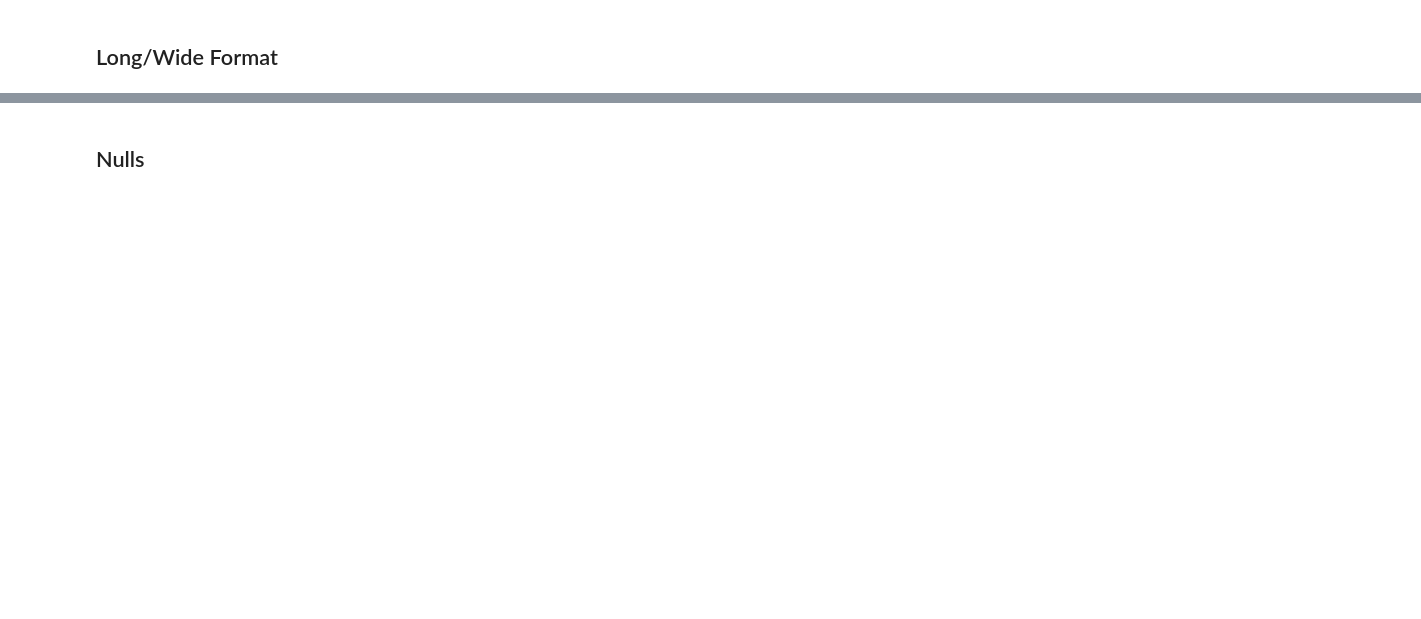
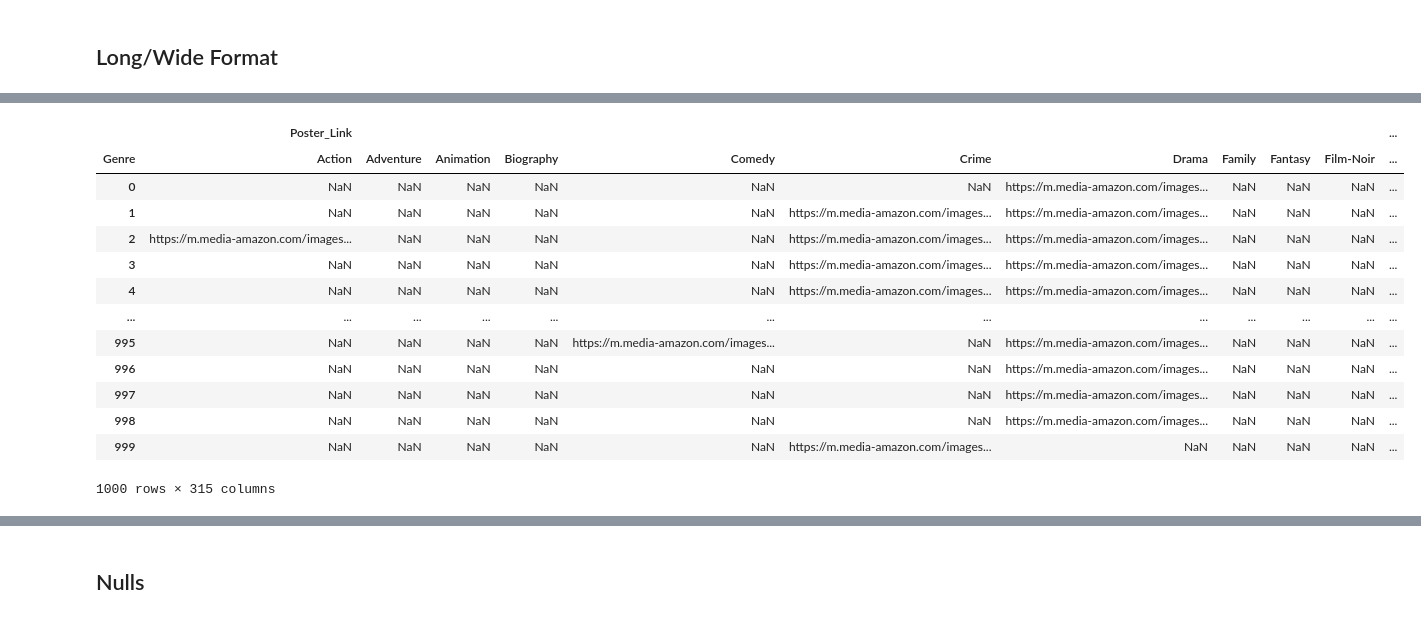
Before and after one commit to Gauss-PWr/DIY, a Jupyter notebook: III. Pandas/Pandas.ipynb, the cells around one changed output, grey strips where cells are left out. Saved outputs shown, nothing was run; the diff lists cells and outputs as text; code cells hidden in the pictures; blank space fills up the shorter version.

```diff
--- a/III. Pandas/Pandas.ipynb
+++ b/III. Pandas/Pandas.ipynb
@@ -32,0 +420,17 @@ import numpy as np
+# %%
+imdb_long.pivot(columns='Genre')
+# %% [output]
+|  | Poster_Link |  |  |  |  |  |  |  |  |  | ... |
+| Genre | Action | Adventure | Animation | Biography | Comedy | Crime | Drama | Family | Fantasy | Film-Noir | ... |
+| 0 | NaN | NaN | NaN | NaN | NaN | NaN | https://m.media-amazon.com/images... | NaN | NaN | NaN | ... |
+| 1 | NaN | NaN | NaN | NaN | NaN | https://m.media-amazon.com/images... | https://m.media-amazon.com/images... | NaN | NaN | NaN | ... |
+| 2 | https://m.media-amazon.com/images... | NaN | NaN | NaN | NaN | https://m.media-amazon.com/images... | https://m.media-amazon.com/images... | NaN | NaN | NaN | ... |
+| 3 | NaN | NaN | NaN | NaN | NaN | https://m.media-amazon.com/images... | https://m.media-amazon.com/images... | NaN | NaN | NaN | ... |
+| 4 | NaN | NaN | NaN | NaN | NaN | https://m.media-amazon.com/images... | https://m.media-amazon.com/images... | NaN | NaN | NaN | ... |
+| ... | ... | ... | ... | ... | ... | ... | ... | ... | ... | ... | ... |
+| 995 | NaN | NaN | NaN | NaN | https://m.media-amazon.com/images... | NaN | https://m.media-amazon.com/images... | NaN | NaN | NaN | ... |
+| 996 | NaN | NaN | NaN | NaN | NaN | NaN | https://m.media-amazon.com/images... | NaN | NaN | NaN | ... |
+| 997 | NaN | NaN | NaN | NaN | NaN | NaN | https://m.media-amazon.com/images... | NaN | NaN | NaN | ... |
+| 998 | NaN | NaN | NaN | NaN | NaN | NaN | https://m.media-amazon.com/images... | NaN | NaN | NaN | ... |
+| 999 | NaN | NaN | NaN | NaN | NaN | https://m.media-amazon.com/images... | NaN | NaN | NaN | NaN | ... |
+1000 rows × 315 columns
```
Also changed, not shown: parts of 53 cells of this notebook, 21 other files.
